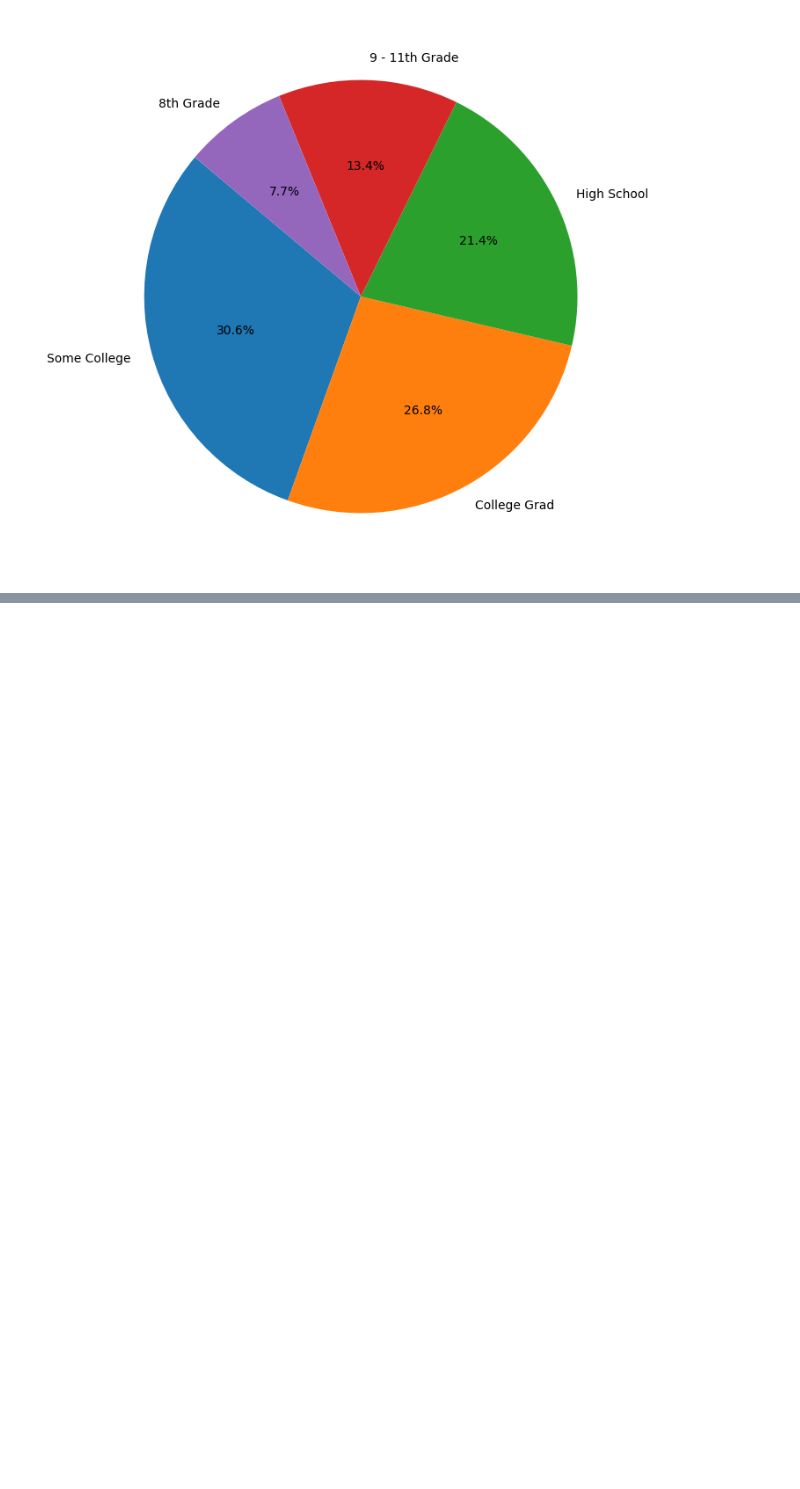
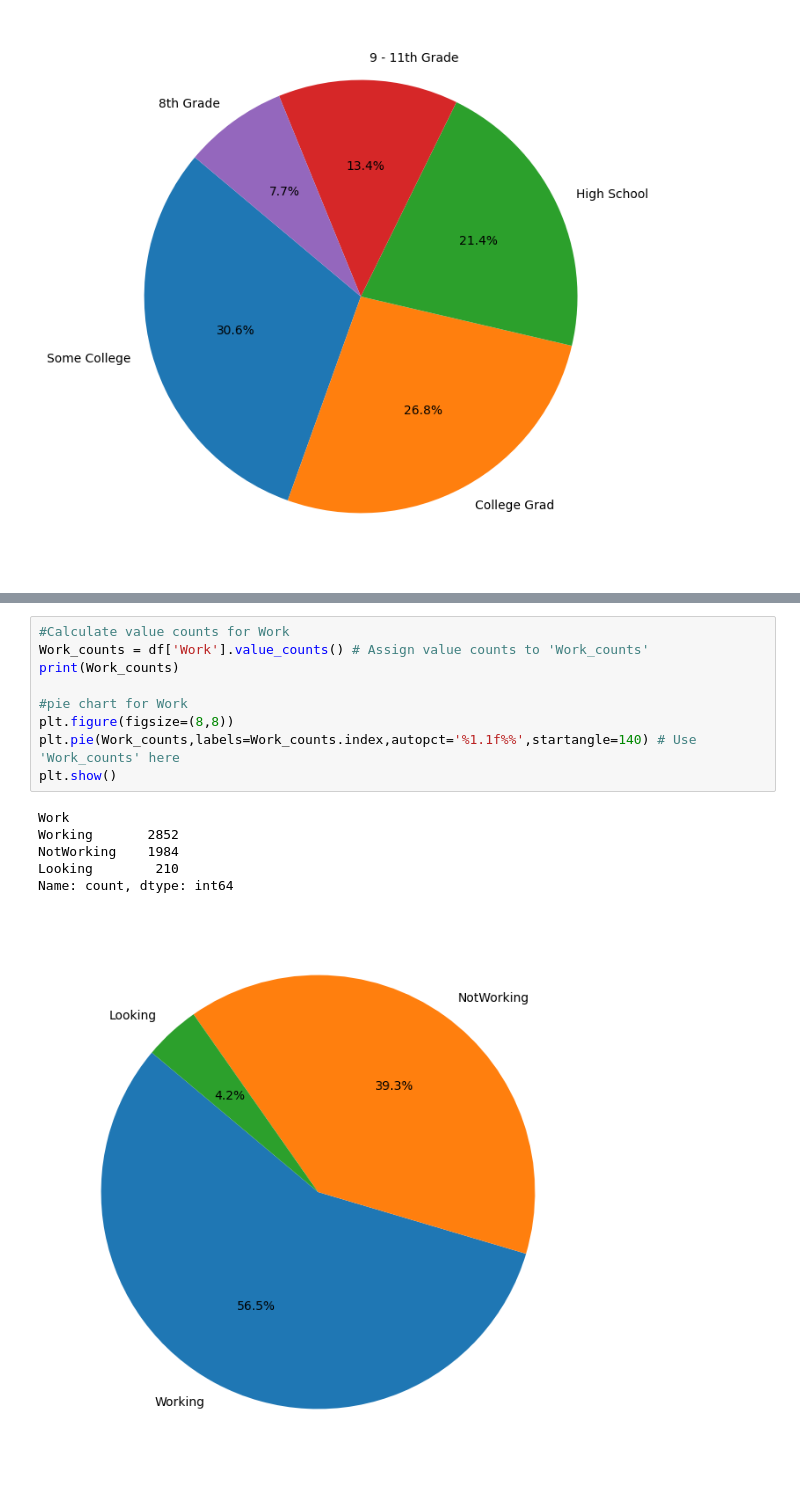
Before and after one commit to awnginga/Engage-Project, a Jupyter notebook: Engage_Practicals.ipynb, the cells around one changed output, grey strips where cells are left out. Cells and saved outputs as stored; diff of their text form; blank space fills up the shorter version.

```diff
--- a/Engage_Practicals.ipynb
+++ b/Engage_Practicals.ipynb
@@ -161,0 +177,16 @@ plt.pie(Education_counts,labels=Education_counts.index,autopct='%1.1f%%',startan
+# %%
+#Calculate value counts for Work
+Work_counts = df['Work'].value_counts() # Assign value counts to 'Work_counts'
+print(Work_counts)
+
+#pie chart for Work
+plt.figure(figsize=(8,8))
+plt.pie(Work_counts,labels=Work_counts.index,autopct='%1.1f%%',startangle=140) # Use 'Work_counts' here
+plt.show()
+# %% [output]
+Work
+Working       2852
+NotWorking    1984
+Looking        210
+Name: count, dtype: int64
+[figure, added]
```
Also changed, not shown: parts of 20 cells of this notebook.
